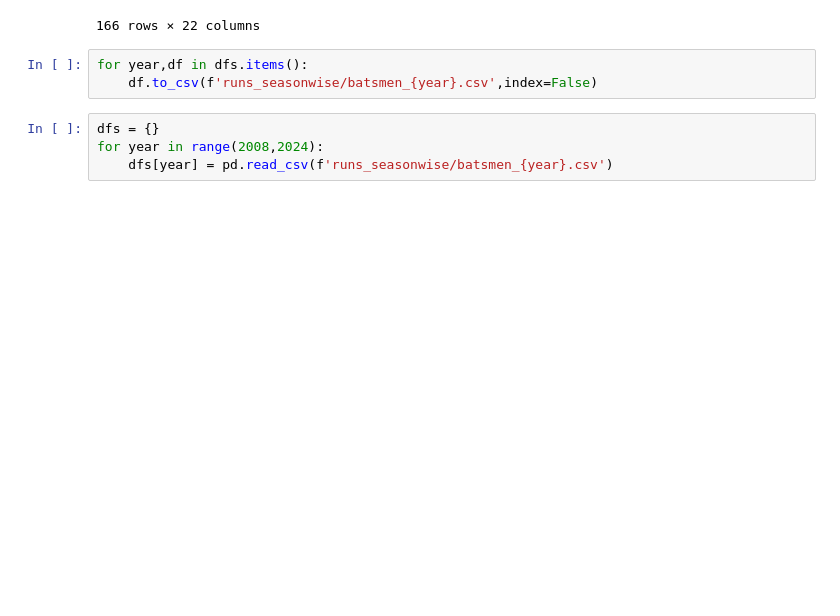
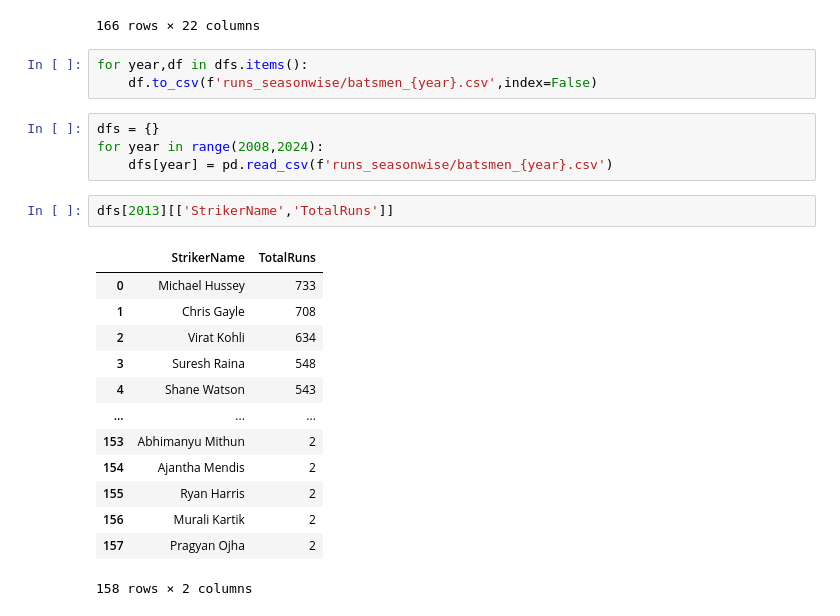
Before and after one commit to athuljain2311/Regression_Projects, a Jupyter notebook: ipl_data_analysis/seasonwise_batter_data_preprocessing.ipynb, the cells around one changed output. Cells and saved outputs as stored; diff of their text form; blank space fills up the shorter version.

```diff
--- a/ipl_data_analysis/seasonwise_batter_data_preprocessing.ipynb
+++ b/ipl_data_analysis/seasonwise_batter_data_preprocessing.ipynb
@@ -668,3 +686,19 @@ for year,df in dfs.items():
 dfs = {}
 for year in range(2008,2024):
     dfs[year] = pd.read_csv(f'runs_seasonwise/batsmen_{year}.csv')
+# %%
+dfs[2013][['StrikerName','TotalRuns']]
+# %% [output]
+|  | StrikerName | TotalRuns |
+| 0 | Michael Hussey | 733 |
+| 1 | Chris Gayle | 708 |
+| 2 | Virat Kohli | 634 |
+| 3 | Suresh Raina | 548 |
+| 4 | Shane Watson | 543 |
+| ... | ... | ... |
+| 153 | Abhimanyu Mithun | 2 |
+| 154 | Ajantha Mendis | 2 |
+| 155 | Ryan Harris | 2 |
+| 156 | Murali Kartik | 2 |
+| 157 | Pragyan Ojha | 2 |
+158 rows × 2 columns
```
Also changed, not shown: parts of 11 cells of this notebook, 18 other files.
